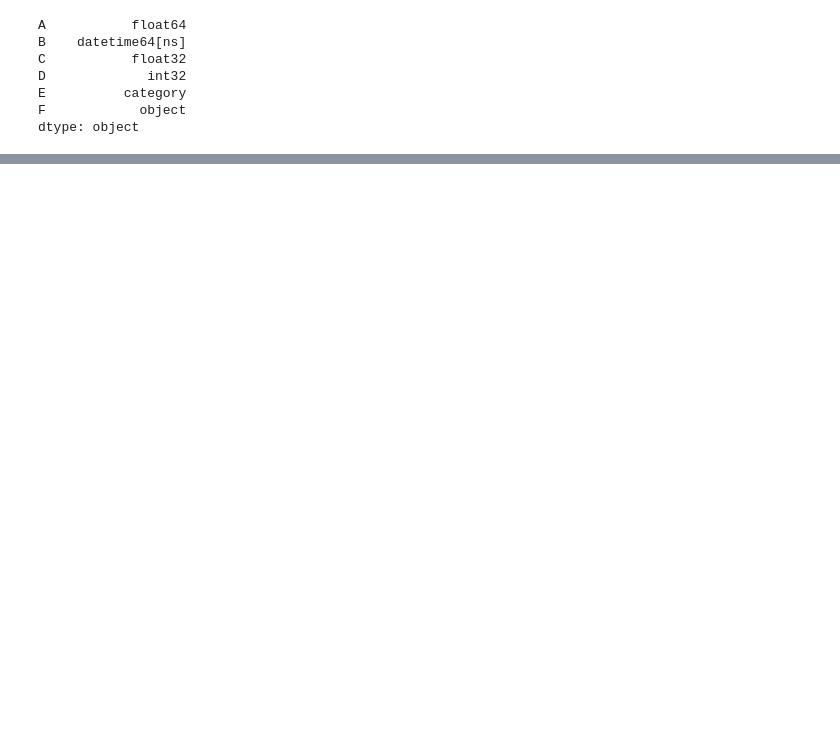
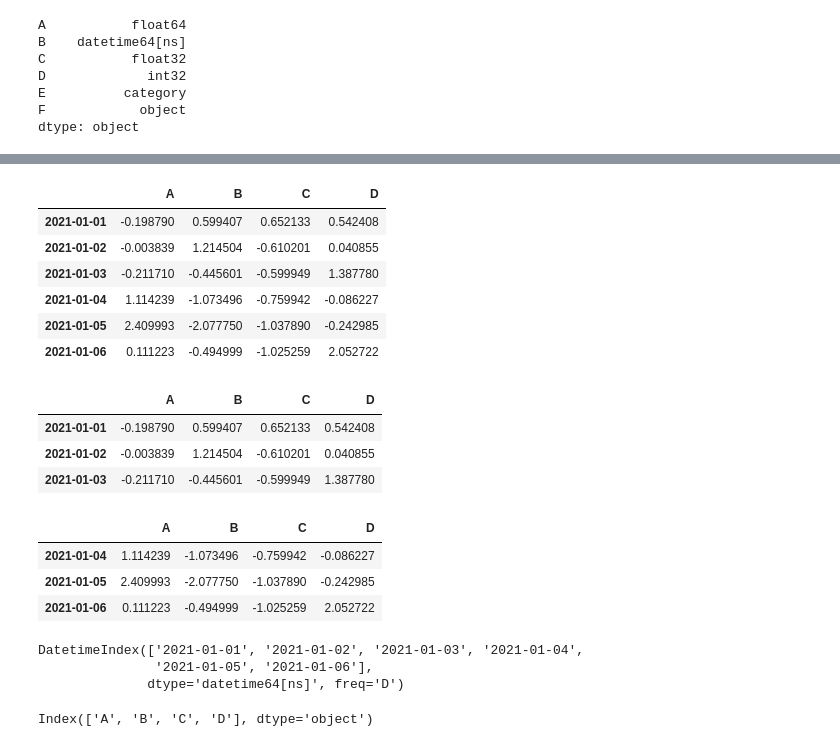
Before and after one commit to LuziaAm/Python, a Jupyter notebook: primeiroPassosPandas.ipynb, the cells around one changed output, grey strips where cells are left out. Cells and saved outputs as stored; diff of their text form; code cells hidden in the pictures; blank space fills up the shorter version.

```diff
--- a/primeiroPassosPandas.ipynb
+++ b/primeiroPassosPandas.ipynb
@@ -63,0 +88,40 @@ dtype: object
+# %%
+dates = pd.date_range("20210101", periods=6)
+
+dates
+
+df = pd.DataFrame(np.random.randn(6, 4), index=dates, columns=list("ABCD"))
+
+df
+# %% [output]
+|  | A | B | C | D |
+| 2021-01-01 | -0.198790 | 0.599407 | 0.652133 | 0.542408 |
+| 2021-01-02 | -0.003839 | 1.214504 | -0.610201 | 0.040855 |
+| 2021-01-03 | -0.211710 | -0.445601 | -0.599949 | 1.387780 |
+| 2021-01-04 | 1.114239 | -1.073496 | -0.759942 | -0.086227 |
+| 2021-01-05 | 2.409993 | -2.077750 | -1.037890 | -0.242985 |
+| 2021-01-06 | 0.111223 | -0.494999 | -1.025259 | 2.052722 |
+# %%
+df.head(3)
+# %% [output]
+|  | A | B | C | D |
+| 2021-01-01 | -0.198790 | 0.599407 | 0.652133 | 0.542408 |
+| 2021-01-02 | -0.003839 | 1.214504 | -0.610201 | 0.040855 |
+| 2021-01-03 | -0.211710 | -0.445601 | -0.599949 | 1.387780 |
+# %%
+df.tail(3)
+# %% [output]
+|  | A | B | C | D |
+| 2021-01-04 | 1.114239 | -1.073496 | -0.759942 | -0.086227 |
+| 2021-01-05 | 2.409993 | -2.077750 | -1.037890 | -0.242985 |
+| 2021-01-06 | 0.111223 | -0.494999 | -1.025259 | 2.052722 |
+# %%
+df.index
+# %% [output]
+DatetimeIndex(['2021-01-01', '2021-01-02', '2021-01-03', '2021-01-04',
+               '2021-01-05', '2021-01-06'],
+              dtype='datetime64[ns]', freq='D')
+# %%
+df.columns
+# %% [output]
+Index(['A', 'B', 'C', 'D'], dtype='object')
```
Also changed, not shown: parts of 11 cells of this notebook.
